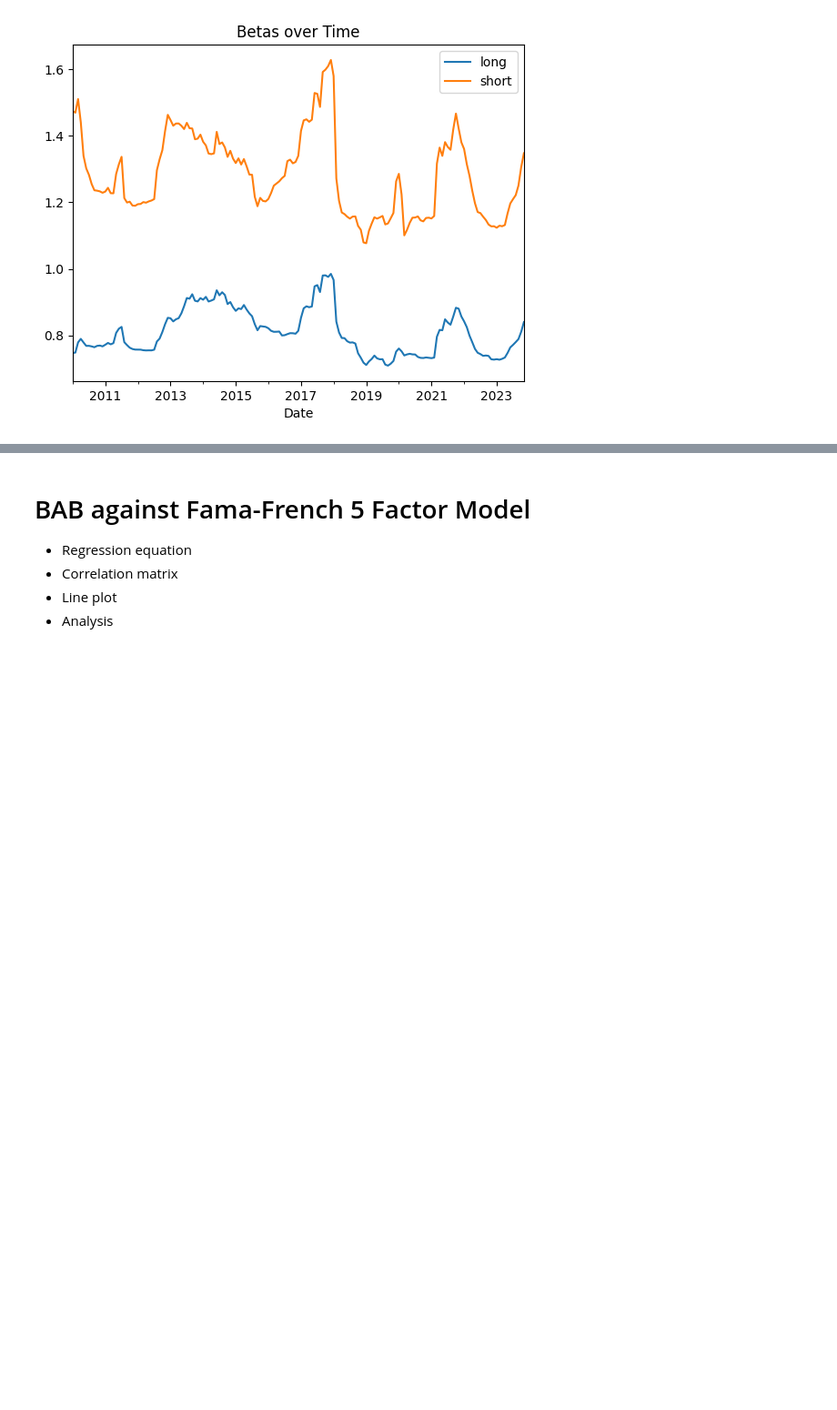
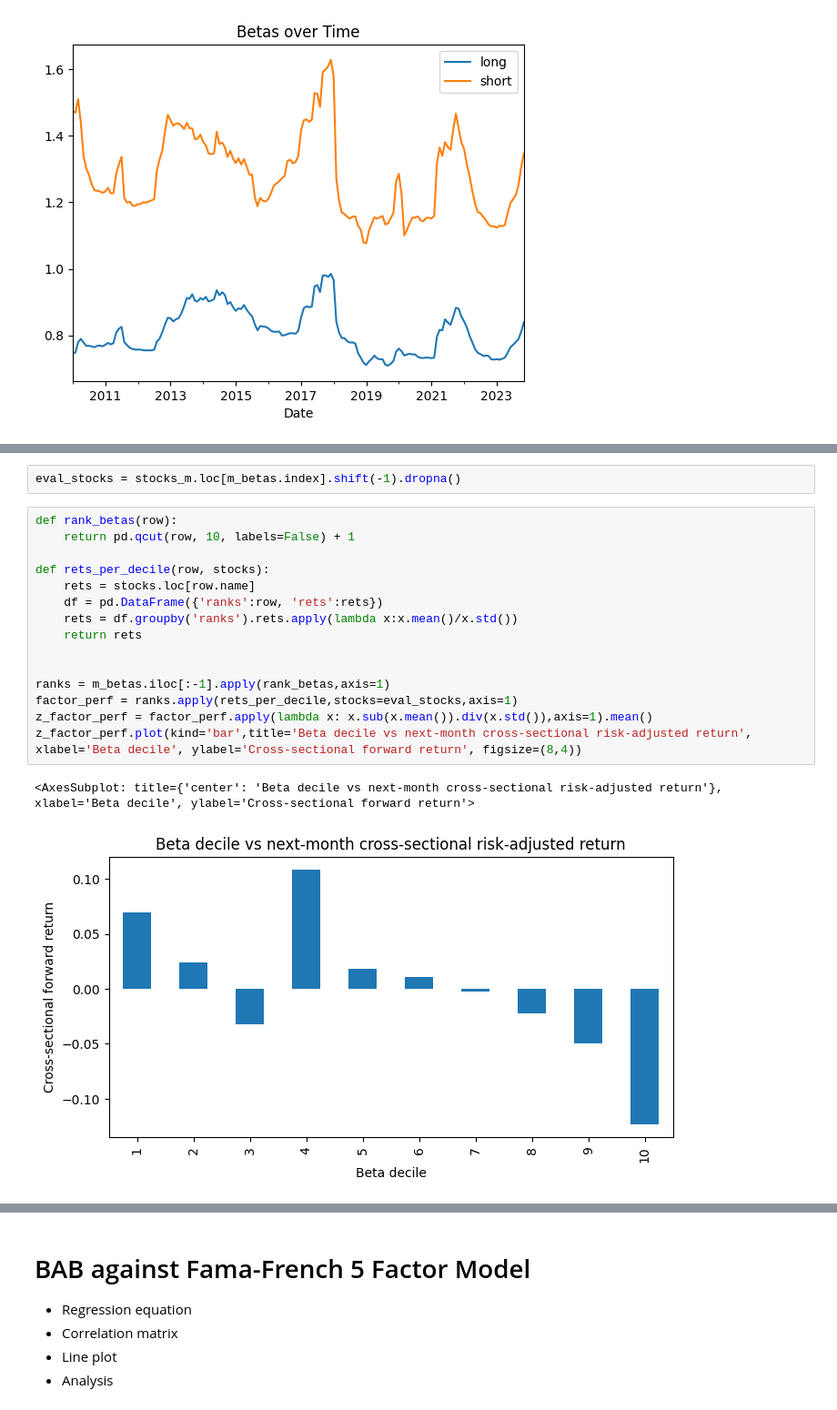
Before and after one commit to ryanczm/Betting-Against-Beta, a Jupyter notebook: bab.ipynb, the cells around one changed output, grey strips where cells are left out. Shown: that part at 91% size. Cells and saved outputs as stored; diff of their text form; blank space fills up the shorter version.

```diff
--- a/bab.ipynb
+++ b/bab.ipynb
@@ -94,0 +118,20 @@ plt.show()
+# %%
+eval_stocks = stocks_m.loc[m_betas.index].shift(-1).dropna()
+# %%
+def rank_betas(row):
+    return pd.qcut(row, 10, labels=False) + 1
+
+def rets_per_decile(row, stocks):
+    rets = stocks.loc[row.name]
+    df = pd.DataFrame({'ranks':row, 'rets':rets})
+    rets = df.groupby('ranks').rets.apply(lambda x:x.mean()/x.std())
+    return rets
+
+
+ranks = m_betas.iloc[:-1].apply(rank_betas,axis=1)
+factor_perf = ranks.apply(rets_per_decile,stocks=eval_stocks,axis=1)
+z_factor_perf = factor_perf.apply(lambda x: x.sub(x.mean()).div(x.std()),axis=1).mean()
+z_factor_perf.plot(kind='bar',title='Beta decile vs next-month cross-sectional risk-adjusted return', xlabel='Beta decile', ylabel='Cross-sectional forward return', figsize=(8,4))
+# %% [output]
+<AxesSubplot: title={'center': 'Beta decile vs next-month cross-sectional risk-adjusted return'}, xlabel='Beta decile', ylabel='Cross-sectional forward return'>
+[figure, added]
```
Also changed, not shown: parts of 10 cells of this notebook.
